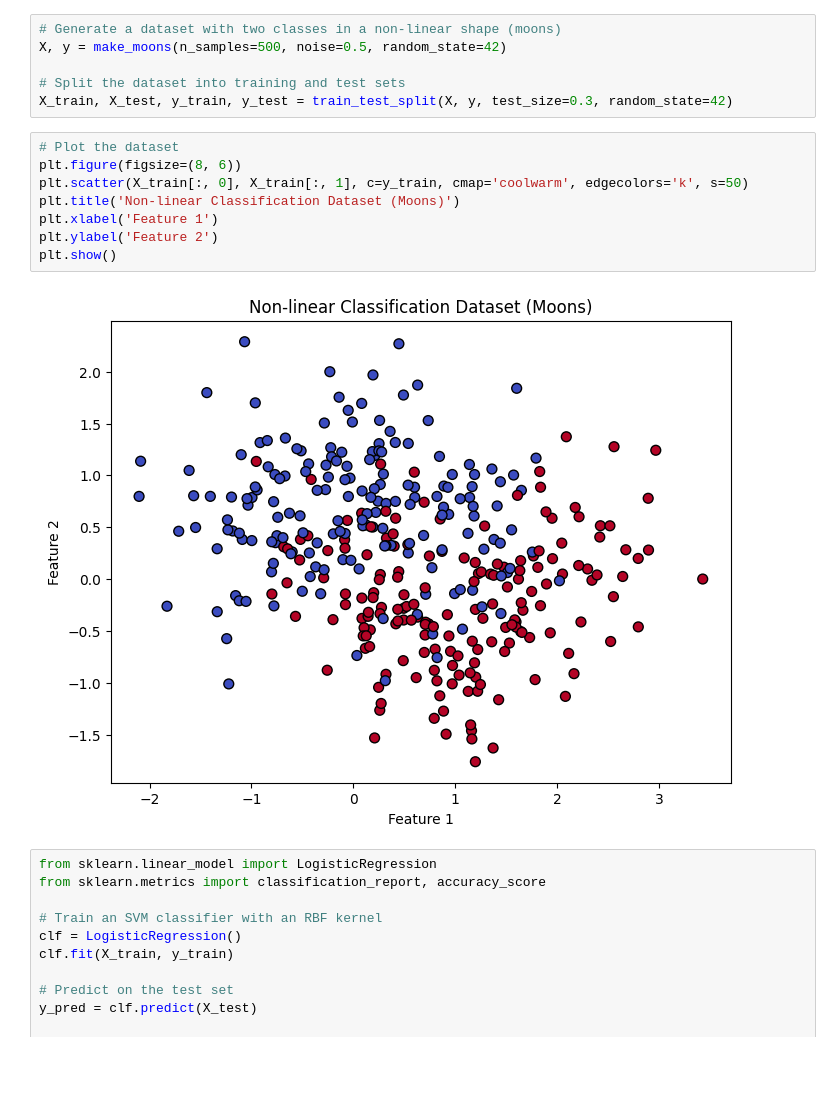
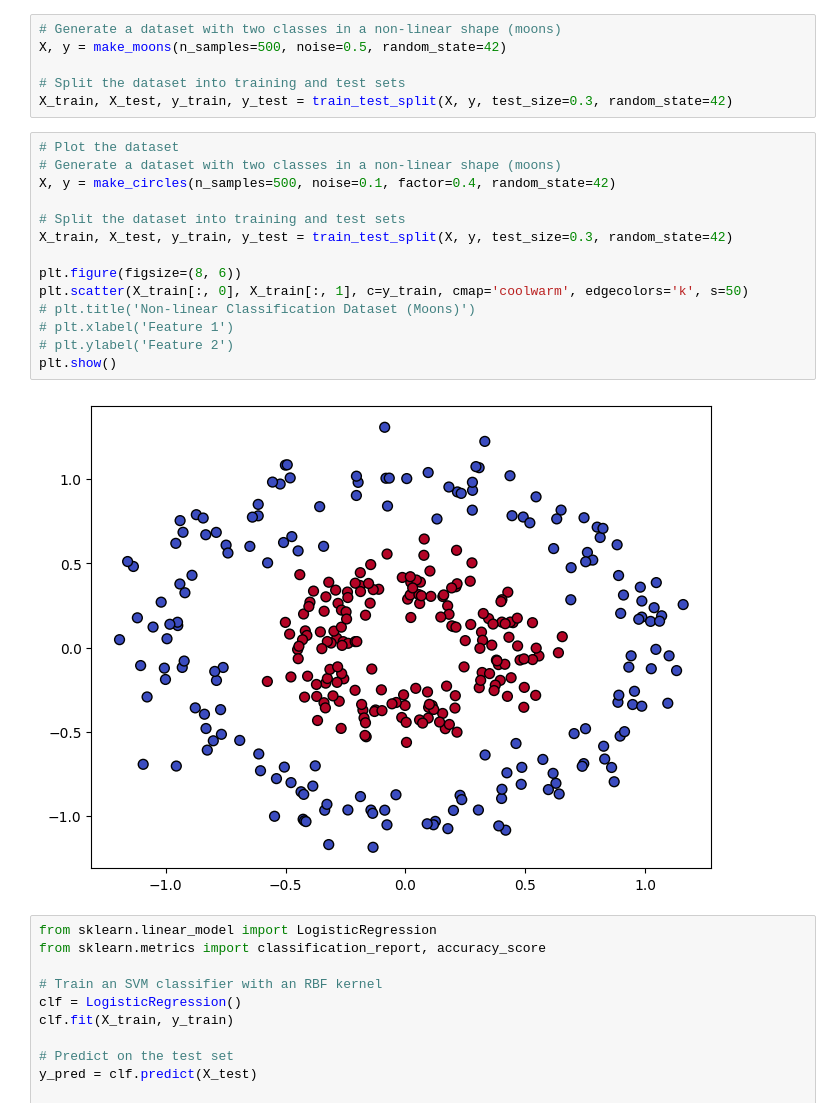
Before and after one commit to mikhmed-nabiev/IB-in-model-selection, a Jupyter notebook: notebooks/datasets.ipynb, the cells around one changed output. Saved outputs shown, nothing was run; the diff lists cells and outputs as text; blank space fills up the shorter version.

```diff
--- a/notebooks/datasets.ipynb
+++ b/notebooks/datasets.ipynb
@@ -11,14 +11,20 @@ X, y = make_moons(n_samples=500, noise=0.5, random_state=42)
 X_train, X_test, y_train, y_test = train_test_split(X, y, test_size=0.3, random_state=42)
 # %%
 # Plot the dataset
+# Generate a dataset with two classes in a non-linear shape (moons)
+X, y = make_circles(n_samples=500, noise=0.1, factor=0.4, random_state=42)
+
+# Split the dataset into training and test sets
+X_train, X_test, y_train, y_test = train_test_split(X, y, test_size=0.3, random_state=42)
+
 plt.figure(figsize=(8, 6))
 plt.scatter(X_train[:, 0], X_train[:, 1], c=y_train, cmap='coolwarm', edgecolors='k', s=50)
-plt.title('Non-linear Classification Dataset (Moons)')
-plt.xlabel('Feature 1')
-plt.ylabel('Feature 2')
+# plt.title('Non-linear Classification Dataset (Moons)')
+# plt.xlabel('Feature 1')
+# plt.ylabel('Feature 2')
 plt.show()
 # %% [output]
-[figure, old version]
+[figure, new version]
 # %%
 from sklearn.linear_model import LogisticRegression
 from sklearn.metrics import classification_report, accuracy_score
```
Also changed, not shown: parts of 5 cells of this notebook, 11 other files.
